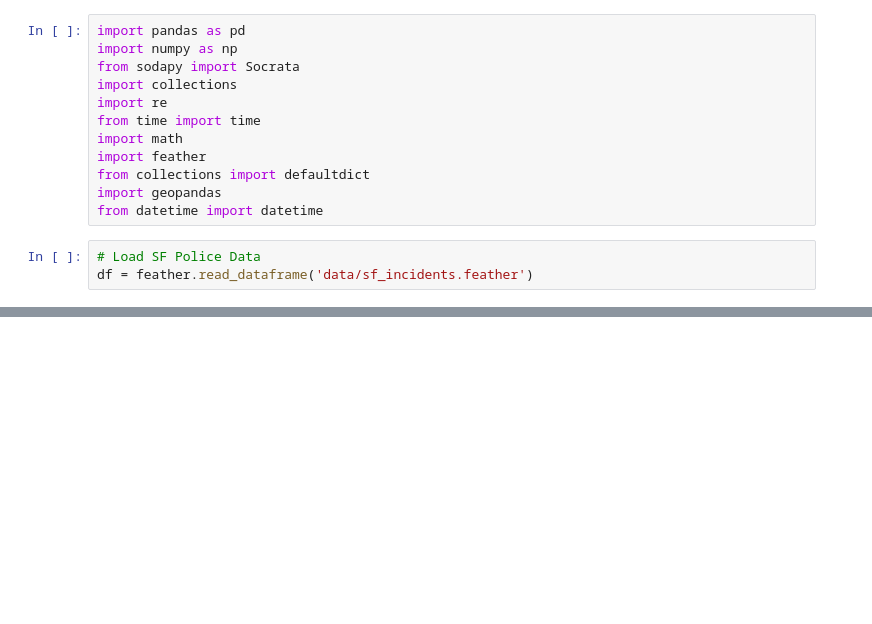
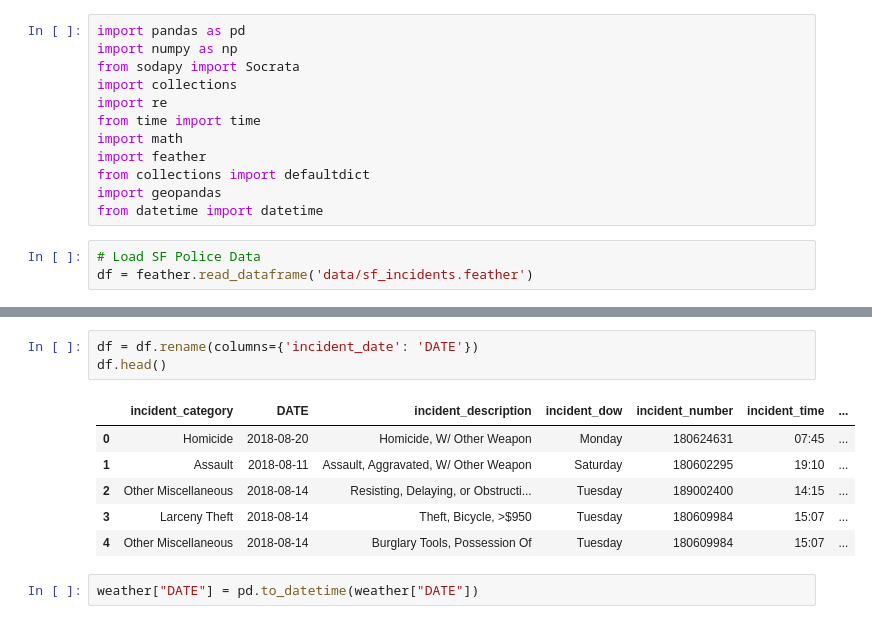
Before and after one commit to johniselin/info254_sfo_police, a Jupyter notebook: dataset_modification.ipynb, the cells around one changed output, grey strips where cells are left out. Drawn from its saved outputs; the diff is of its cells as text; blank space fills up the shorter version.

```diff
--- a/dataset_modification.ipynb
+++ b/dataset_modification.ipynb
@@ -89,0 +88,12 @@ max        38.210200    -121.865500       7.570000    109.000000
+# %%
+df = df.rename(columns={'incident_date': 'DATE'})
+df.head()
+# %% [output]
+|  | incident_category | DATE | incident_description | incident_dow | incident_number | incident_time | ... |
+| 0 | Homicide | 2018-08-20 | Homicide, W/ Other Weapon | Monday | 180624631 | 07:45 | ... |
+| 1 | Assault | 2018-08-11 | Assault, Aggravated, W/ Other Weapon | Saturday | 180602295 | 19:10 | ... |
+| 2 | Other Miscellaneous | 2018-08-14 | Resisting, Delaying, or Obstructi... | Tuesday | 189002400 | 14:15 | ... |
+| 3 | Larceny Theft | 2018-08-14 | Theft, Bicycle, >$950 | Tuesday | 180609984 | 15:07 | ... |
+| 4 | Other Miscellaneous | 2018-08-14 | Burglary Tools, Possession Of | Tuesday | 180609984 | 15:07 | ... |
+# %%
+weather["DATE"] = pd.to_datetime(weather["DATE"])
```
Also changed, not shown: parts of 33 cells of this notebook.
